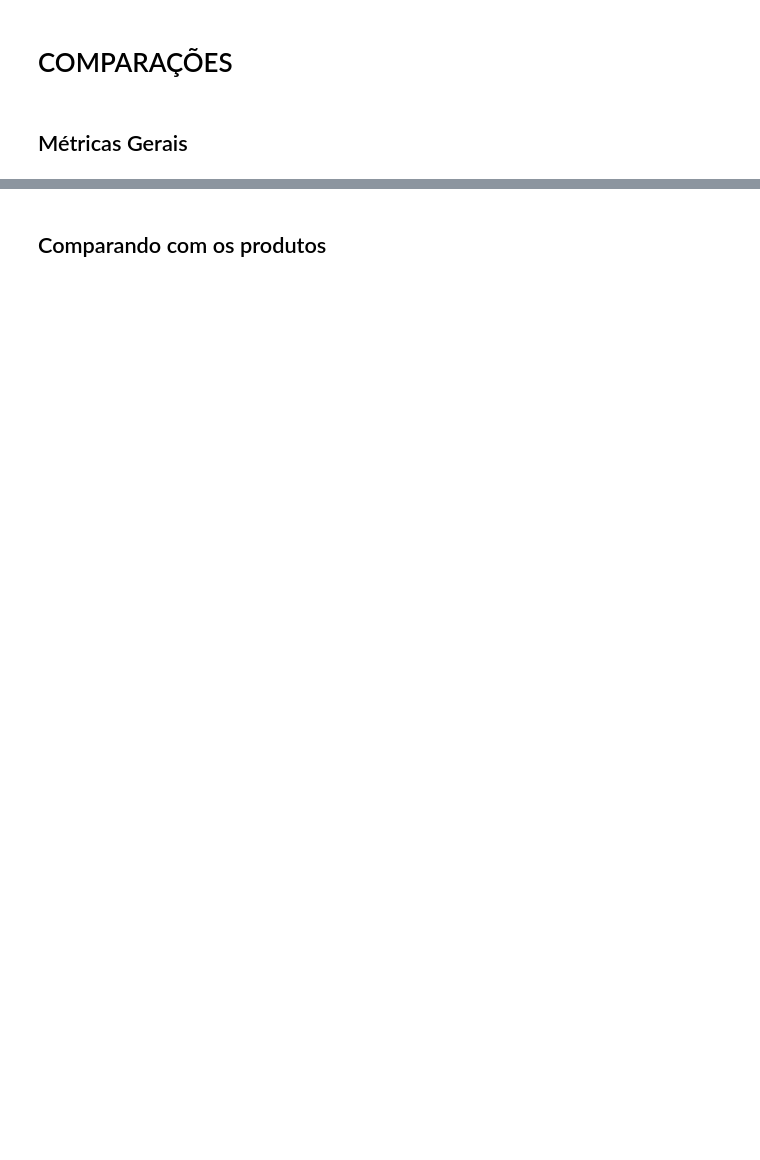
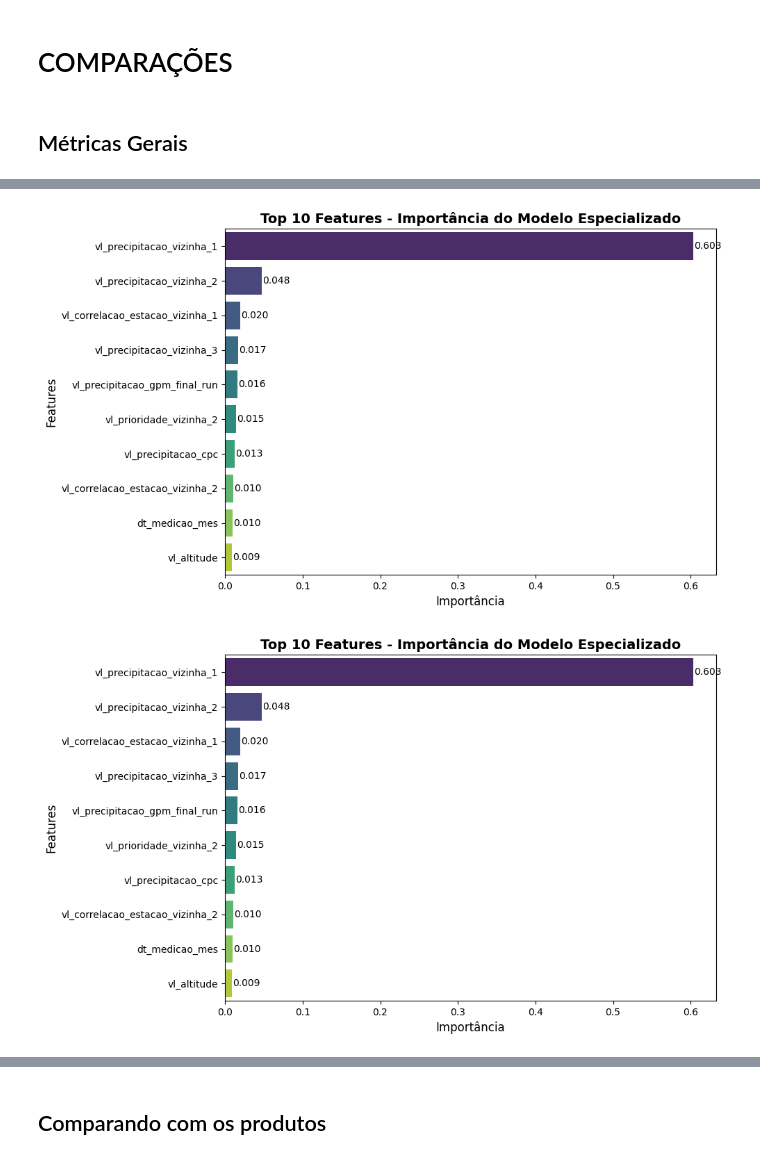
Before and after one commit to mateus-santos-rocha/doutorado, a Jupyter notebook: 3.modelling.ipynb, the cells around one changed output, grey strips where cells are left out. Saved outputs shown, nothing was run; the diff lists cells and outputs as text; code cells hidden in the pictures; blank space fills up the shorter version.

```diff
--- a/3.modelling.ipynb
+++ b/3.modelling.ipynb
@@ -1235,0 +529,5 @@ plot_model_metrics(metrics_df, ['R2', 'RMSE','PSC_A','PMC_A','precision','recall
+# %%
+plot_feature_importance(models[15]['com_vizinha'],title='Top 10 Features - Importância do Modelo Especializado')
+# %% [output]
+[figure, added]
+[figure, added]
```
Also changed, not shown: parts of 39 cells of this notebook, 5 other files.
